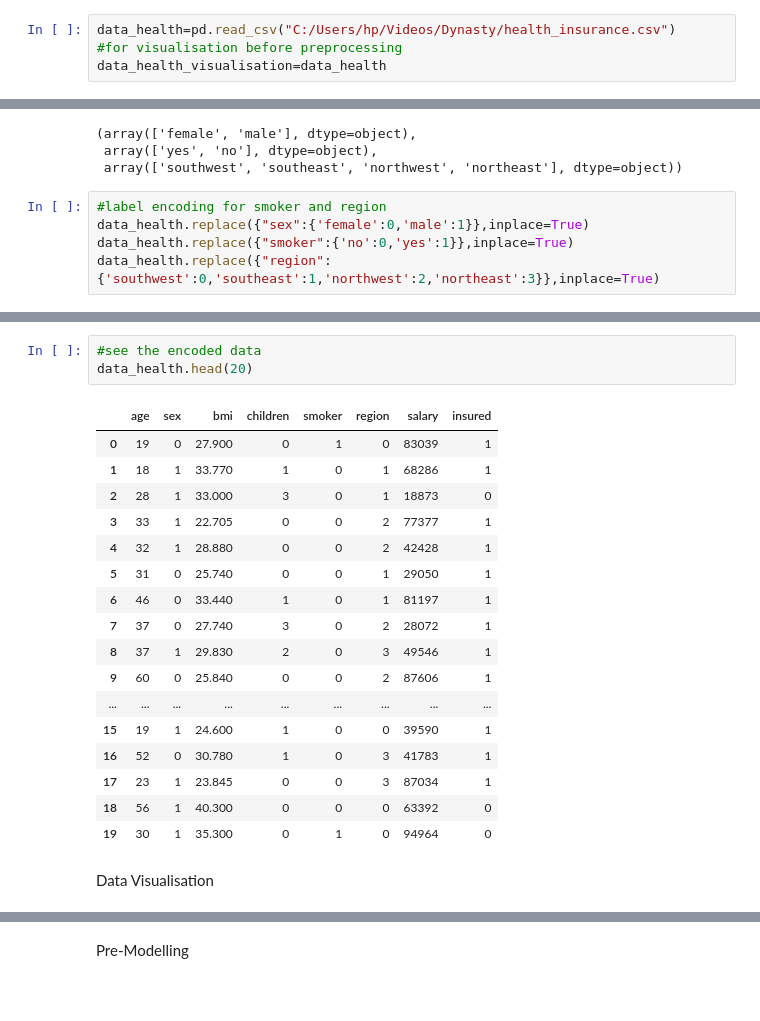
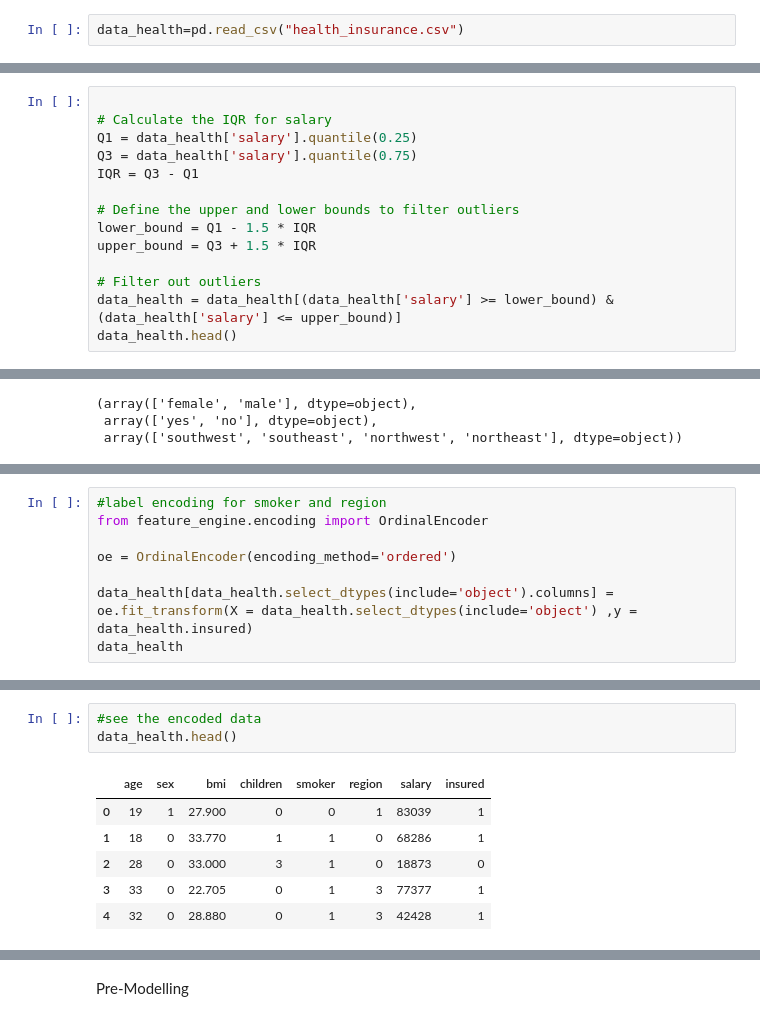
Before and after one commit to ShannonT20/first-project-Health-Insurance-Challange, a Jupyter notebook: Health_Insurance_Prediction.ipynb, the cells around one changed output, grey strips where cells are left out. Cells and saved outputs as stored; diff of their text form; blank space fills up the shorter version.

```diff
--- a/Health_Insurance_Prediction.ipynb
+++ b/Health_Insurance_Prediction.ipynb
@@ -10,7 +10,5 @@ Loading health data
 # %%
-data_health=pd.read_csv("C:/Users/hp/Videos/Dynasty/health_insurance.csv")
-#for visualisation before preprocessing
-data_health_visualisation=data_health
+data_health=pd.read_csv("health_insurance.csv")
 # %%
 #showing the first 10 rows
 data_health.head()
@@ -64,0 +91,14 @@ data_health.head()
+# %%
+
+# Calculate the IQR for salary
+Q1 = data_health['salary'].quantile(0.25)
+Q3 = data_health['salary'].quantile(0.75)
+IQR = Q3 - Q1
+
+# Define the upper and lower bounds to filter outliers
+lower_bound = Q1 - 1.5 * IQR
+upper_bound = Q3 + 1.5 * IQR
+
+# Filter out outliers
+data_health = data_health[(data_health['salary'] >= lower_bound) & (data_health['salary'] <= upper_bound)]
+data_health.head()
@@ -69,8 +116,3 @@ data_health["sex"].unique(),data_health["smoker"].unique(),data_health["region"]
 (array(['female', 'male'], dtype=object),
  array(['yes', 'no'], dtype=object),
  array(['southwest', 'southeast', 'northwest', 'northeast'], dtype=object))
-# %%
-#label encoding for smoker and region
-data_health.replace({"sex":{'female':0,'male':1}},inplace=True)
-data_health.replace({"smoker":{'no':0,'yes':1}},inplace=True)
-data_health.replace({"region":{'southwest':0,'southeast':1,'northwest':2,'northeast':3}},inplace=True)
@@ -76,0 +135,8 @@ data_health.replace({"region":{'southwest':0,'southeast':1,'northwest':2,'northe
+# %%
+#label encoding for smoker and region
+from feature_engine.encoding import OrdinalEncoder
+
+oe = OrdinalEncoder(encoding_method='ordered')
+
+data_health[data_health.select_dtypes(include='object').columns] = oe.fit_transform(X = data_health.select_dtypes(include='object') ,y = data_health.insured)
+data_health
@@ -77,23 +170,10 @@ data_health.replace({"region":{'southwest':0,'southeast':1,'northwest':2,'northe
 # %%
 #see the encoded data
-data_health.head(20)
+data_health.head()
 # %% [output]
 |  | age | sex | bmi | children | smoker | region | salary | insured |
-| 0 | 19 | 0 | 27.900 | 0 | 1 | 0 | 83039 | 1 |
-| 1 | 18 | 1 | 33.770 | 1 | 0 | 1 | 68286 | 1 |
-| 2 | 28 | 1 | 33.000 | 3 | 0 | 1 | 18873 | 0 |
-| 3 | 33 | 1 | 22.705 | 0 | 0 | 2 | 77377 | 1 |
-| 4 | 32 | 1 | 28.880 | 0 | 0 | 2 | 42428 | 1 |
-| 5 | 31 | 0 | 25.740 | 0 | 0 | 1 | 29050 | 1 |
-| 6 | 46 | 0 | 33.440 | 1 | 0 | 1 | 81197 | 1 |
-| 7 | 37 | 0 | 27.740 | 3 | 0 | 2 | 28072 | 1 |
-| 8 | 37 | 1 | 29.830 | 2 | 0 | 3 | 49546 | 1 |
-| 9 | 60 | 0 | 25.840 | 0 | 0 | 2 | 87606 | 1 |
-| ... | ... | ... | ... | ... | ... | ... | ... | ... |
-| 15 | 19 | 1 | 24.600 | 1 | 0 | 0 | 39590 | 1 |
-| 16 | 52 | 0 | 30.780 | 1 | 0 | 3 | 41783 | 1 |
-| 17 | 23 | 1 | 23.845 | 0 | 0 | 3 | 87034 | 1 |
-| 18 | 56 | 1 | 40.300 | 0 | 0 | 0 | 63392 | 0 |
-| 19 | 30 | 1 | 35.300 | 0 | 1 | 0 | 94964 | 0 |
+| 0 | 19 | 1 | 27.900 | 0 | 0 | 1 | 83039 | 1 |
+| 1 | 18 | 0 | 33.770 | 1 | 1 | 0 | 68286 | 1 |
+| 2 | 28 | 0 | 33.000 | 3 | 1 | 0 | 18873 | 0 |
+| 3 | 33 | 0 | 22.705 | 0 | 1 | 3 | 77377 | 1 |
+| 4 | 32 | 0 | 28.880 | 0 | 1 | 3 | 42428 | 1 |
-# %% [markdown]
-Data Visualisation
```
Also changed, not shown: parts of 28 cells of this notebook.
